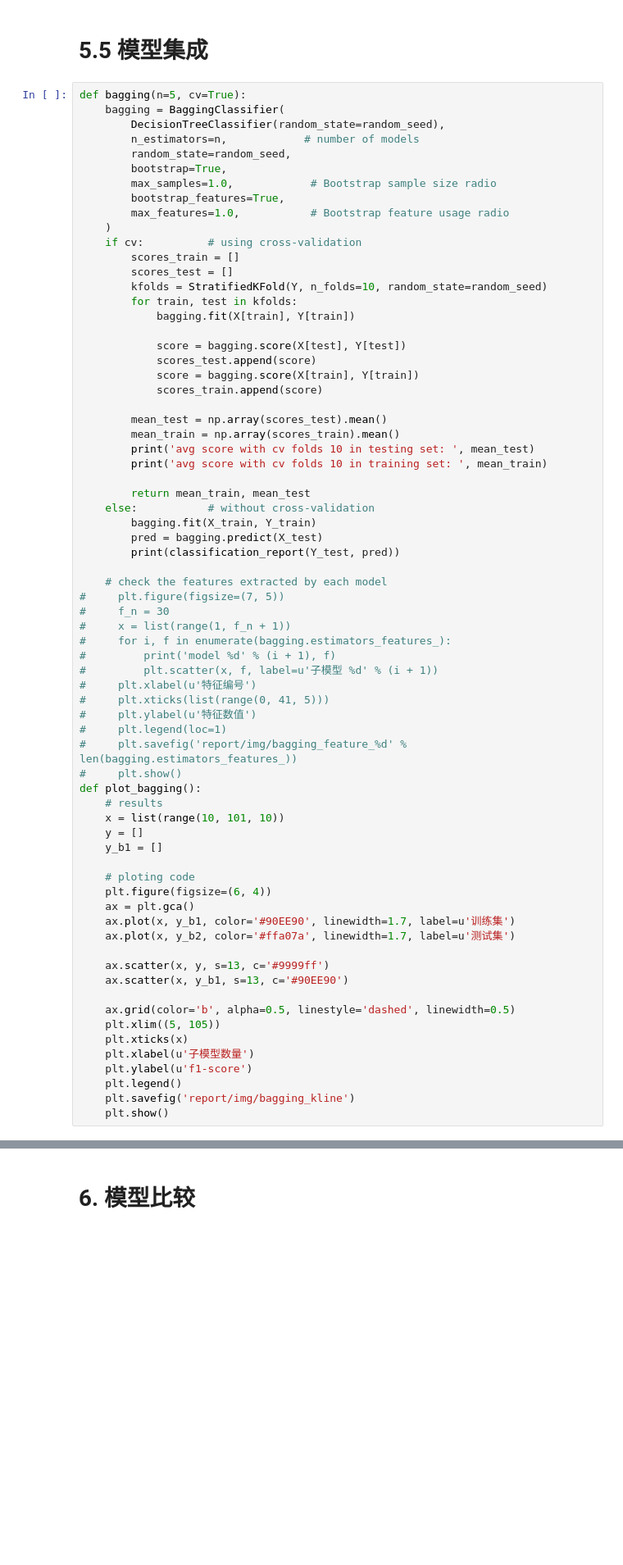
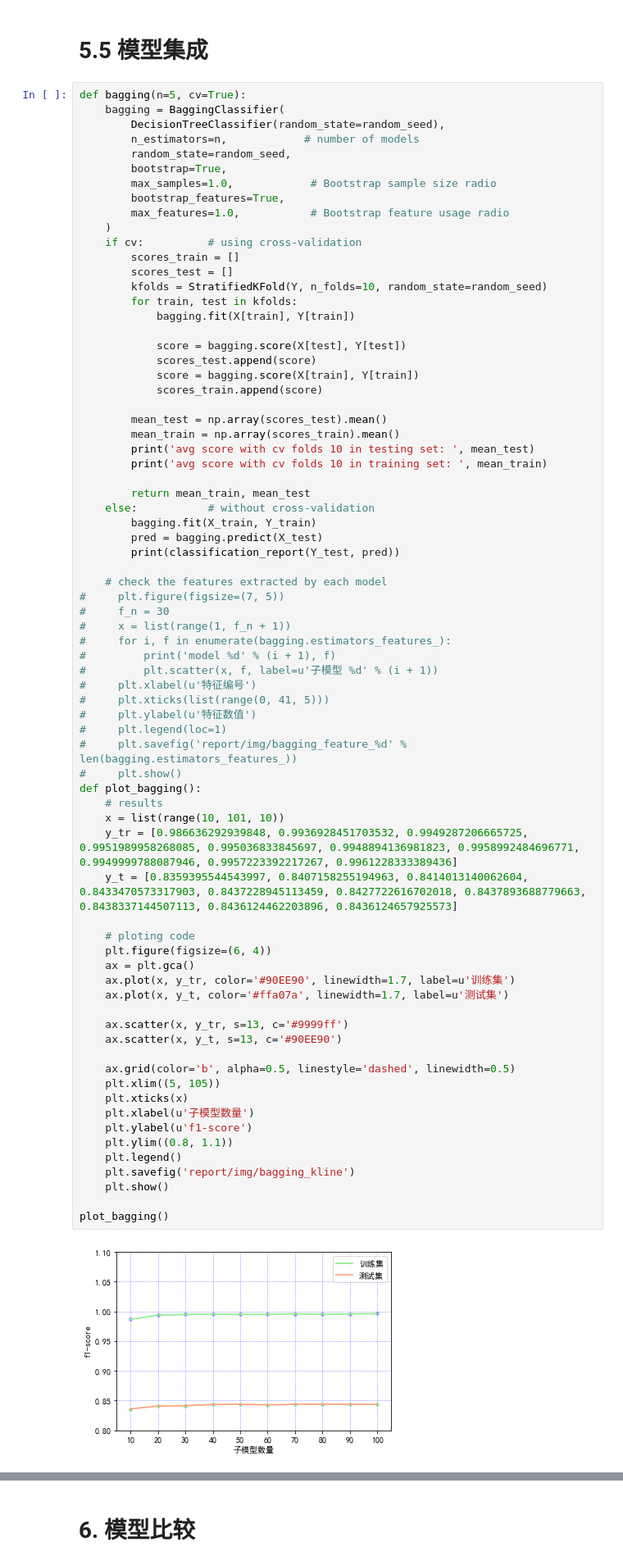
Before and after one commit to shinshiner/CS245-Data-Science, a Jupyter notebook: Adult++/main.ipynb, the cells around one changed output, grey strips where cells are left out. Shown: that part at 82% size. Cells and saved outputs as stored; diff of their text form; blank space fills up the shorter version.

```diff
--- a/Adult++/main.ipynb
+++ b/Adult++/main.ipynb
@@ -907,39 +909,44 @@ def bagging(n=5, cv=True):
     # check the features extracted by each model
 #     plt.figure(figsize=(7, 5))
 #     f_n = 30
 #     x = list(range(1, f_n + 1))
 #     for i, f in enumerate(bagging.estimators_features_):
 #         print('model %d' % (i + 1), f)
 #         plt.scatter(x, f, label=u'子模型 %d' % (i + 1))
 #     plt.xlabel(u'特征编号')
 #     plt.xticks(list(range(0, 41, 5)))
 #     plt.ylabel(u'特征数值')
 #     plt.legend(loc=1)
 #     plt.savefig('report/img/bagging_feature_%d' % len(bagging.estimators_features_))
 #     plt.show()
 def plot_bagging():
     # results
     x = list(range(10, 101, 10))
-    y = []
-    y_b1 = []
+    y_tr = [0.986636292939848, 0.9936928451703532, 0.9949287206665725, 0.9951989958268085, 0.995036833845697, 0.9948894136981823, 0.9958992484696771, 0.9949999788087946, 0.9957223392217267, 0.9961228333389436]
+    y_t = [0.8359395544543997, 0.8407158255194963, 0.8414013140062604, 0.8433470573317903, 0.8437228945113459, 0.8427722616702018, 0.8437893688779663, 0.8438337144507113, 0.8436124462203896, 0.8436124657925573]
 
     # ploting code
     plt.figure(figsize=(6, 4))
     ax = plt.gca()
-    ax.plot(x, y_b1, color='#90EE90', linewidth=1.7, label=u'训练集')
-    ax.plot(x, y_b2, color='#ffa07a', linewidth=1.7, label=u'测试集')
+    ax.plot(x, y_tr, color='#90EE90', linewidth=1.7, label=u'训练集')
+    ax.plot(x, y_t, color='#ffa07a', linewidth=1.7, label=u'测试集')
 
-    ax.scatter(x, y, s=13, c='#9999ff')
-    ax.scatter(x, y_b1, s=13, c='#90EE90')
+    ax.scatter(x, y_tr, s=13, c='#9999ff')
+    ax.scatter(x, y_t, s=13, c='#90EE90')
 
     ax.grid(color='b', alpha=0.5, linestyle='dashed', linewidth=0.5)
     plt.xlim((5, 105))
     plt.xticks(x)
     plt.xlabel(u'子模型数量')
     plt.ylabel(u'f1-score')
+    plt.ylim((0.8, 1.1))
     plt.legend()
     plt.savefig('report/img/bagging_kline')
     plt.show()
+
+plot_bagging()
+# %% [output]
+[figure, added]
 # %%
 def boosting(n=5, cv=True):
     boosting = AdaBoostClassifier(
```
Also changed, not shown: parts of 3 cells of this notebook, 9 other files.
